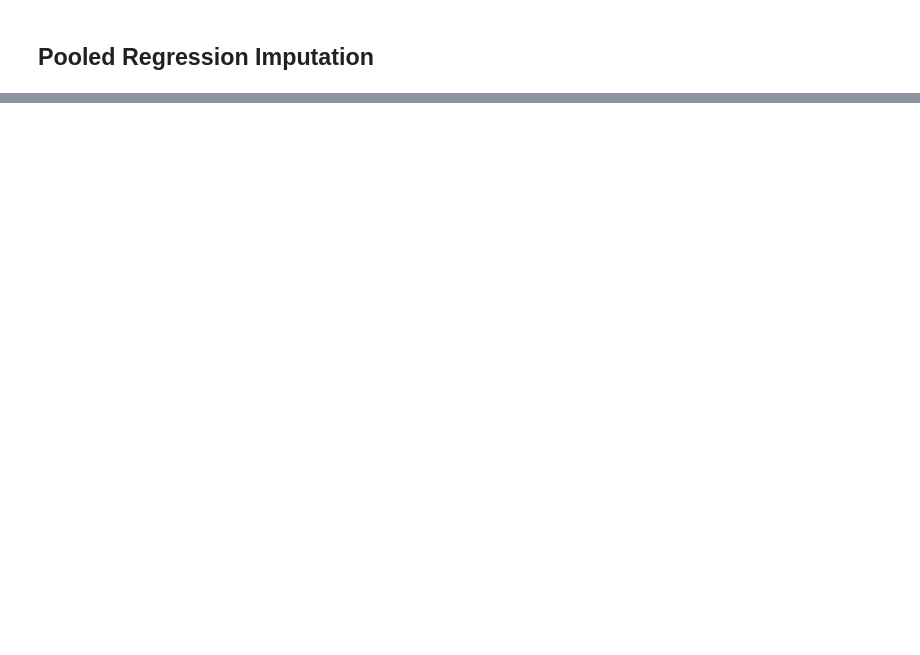
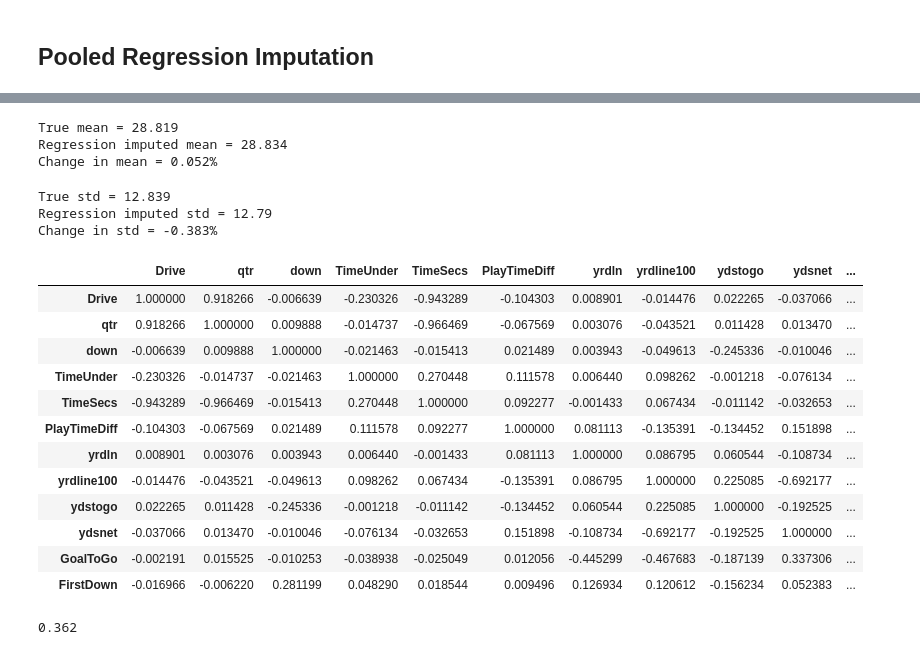
Before and after one commit to fohy24/missing-value-imputation, a Jupyter notebook: analysis.ipynb, the cells around one changed output, grey strips where cells are left out. Saved outputs shown, nothing was run; the diff lists cells and outputs as text; code cells hidden in the pictures; blank space fills up the shorter version.

```diff
--- a/analysis.ipynb
+++ b/analysis.ipynb
@@ -332,0 +327,3 @@ memory usage: 47.2+ MB
+# %%
+df_knn_imp = df_missing.copy()
+df_knn_imp = df_knn_imp.select_dtypes(include='number')
@@ -332,0 +343,8 @@ memory usage: 47.2+ MB
+# %%
+from sklearn.impute import KNNImputer
+
+knn = KNNImputer(n_neighbors=5)
+df_knn_imp = knn.transform(df_knn_imp)
+# %%
+df_knn_imp = pd.DataFrame(df_knn_imp, columns=df_reg_imp.columns)
+df_knn_imp.head()
@@ -332,0 +358,44 @@ memory usage: 47.2+ MB
+# %%
+true_mean = np.mean(df_cc['yrdln'])
+knn_imputed_mean = np.mean(df_knn_imp['yrdln'])
+
+print(f'True mean = {round(true_mean, 3)}')
+print(f'Regression imputed mean = {round(knn_imputed_mean, 3)}')
+print(f'Change in mean = {(knn_imputed_mean / true_mean - 1) * 100:.3f}%')
+# %% [output]
+True mean = 28.819
+Regression imputed mean = 28.834
+Change in mean = 0.052%
+# %%
+true_std = np.std(df_cc['yrdln'])
+knn_imputed_std = np.std(df_knn_imp['yrdln'])
+
+print(f'True std = {round(true_std, 3)}')
+print(f'Regression imputed std = {round(knn_imputed_std, 3)}')
+print(f'Change in std = {(knn_imputed_std / true_std - 1) * 100:.3f}%')
+# %% [output]
+True std = 12.839
+Regression imputed std = 12.79
+Change in std = -0.383%
+# %%
+df_knn_imp.corr(numeric_only=True).style.background_gradient()
+# %% [output]
+|  | Drive | qtr | down | TimeUnder | TimeSecs | PlayTimeDiff | yrdln | yrdline100 | ydstogo | ydsnet | ... |
+| Drive | 1.000000 | 0.918266 | -0.006639 | -0.230326 | -0.943289 | -0.104303 | 0.008901 | -0.014476 | 0.022265 | -0.037066 | ... |
+| qtr | 0.918266 | 1.000000 | 0.009888 | -0.014737 | -0.966469 | -0.067569 | 0.003076 | -0.043521 | 0.011428 | 0.013470 | ... |
+| down | -0.006639 | 0.009888 | 1.000000 | -0.021463 | -0.015413 | 0.021489 | 0.003943 | -0.049613 | -0.245336 | -0.010046 | ... |
+| TimeUnder | -0.230326 | -0.014737 | -0.021463 | 1.000000 | 0.270448 | 0.111578 | 0.006440 | 0.098262 | -0.001218 | -0.076134 | ... |
+| TimeSecs | -0.943289 | -0.966469 | -0.015413 | 0.270448 | 1.000000 | 0.092277 | -0.001433 | 0.067434 | -0.011142 | -0.032653 | ... |
+| PlayTimeDiff | -0.104303 | -0.067569 | 0.021489 | 0.111578 | 0.092277 | 1.000000 | 0.081113 | -0.135391 | -0.134452 | 0.151898 | ... |
+| yrdln | 0.008901 | 0.003076 | 0.003943 | 0.006440 | -0.001433 | 0.081113 | 1.000000 | 0.086795 | 0.060544 | -0.108734 | ... |
+| yrdline100 | -0.014476 | -0.043521 | -0.049613 | 0.098262 | 0.067434 | -0.135391 | 0.086795 | 1.000000 | 0.225085 | -0.692177 | ... |
+| ydstogo | 0.022265 | 0.011428 | -0.245336 | -0.001218 | -0.011142 | -0.134452 | 0.060544 | 0.225085 | 1.000000 | -0.192525 | ... |
+| ydsnet | -0.037066 | 0.013470 | -0.010046 | -0.076134 | -0.032653 | 0.151898 | -0.108734 | -0.692177 | -0.192525 | 1.000000 | ... |
+| GoalToGo | -0.002191 | 0.015525 | -0.010253 | -0.038938 | -0.025049 | 0.012056 | -0.445299 | -0.467683 | -0.187139 | 0.337306 | ... |
+| FirstDown | -0.016966 | -0.006220 | 0.281199 | 0.048290 | 0.018544 | 0.009496 | 0.126934 | 0.120612 | -0.156234 | 0.052383 | ... |
+# %%
+mse_knn_imputed = mean_squared_error(df_cc['yrdln'], df_knn_imp['yrdln'])
+
+print(round(mse_knn_imputed, 3))
+# %% [output]
+0.362
```
Also changed, not shown: parts of 17 cells of this notebook.
